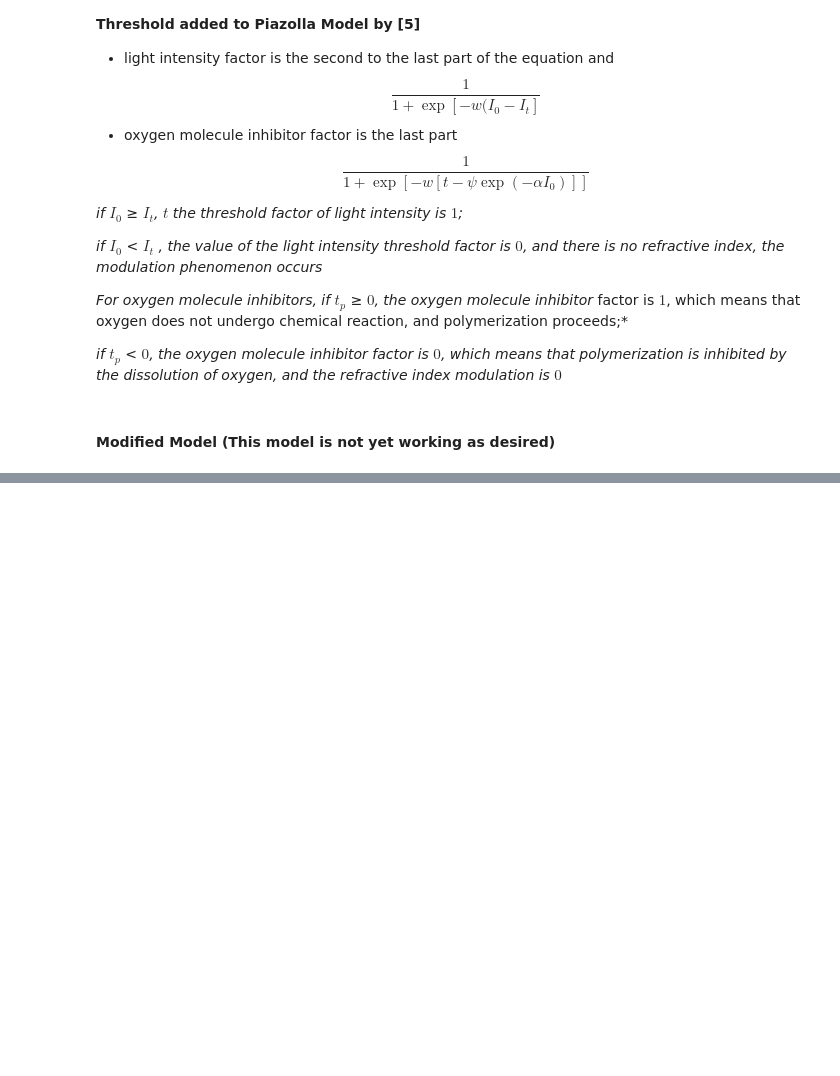
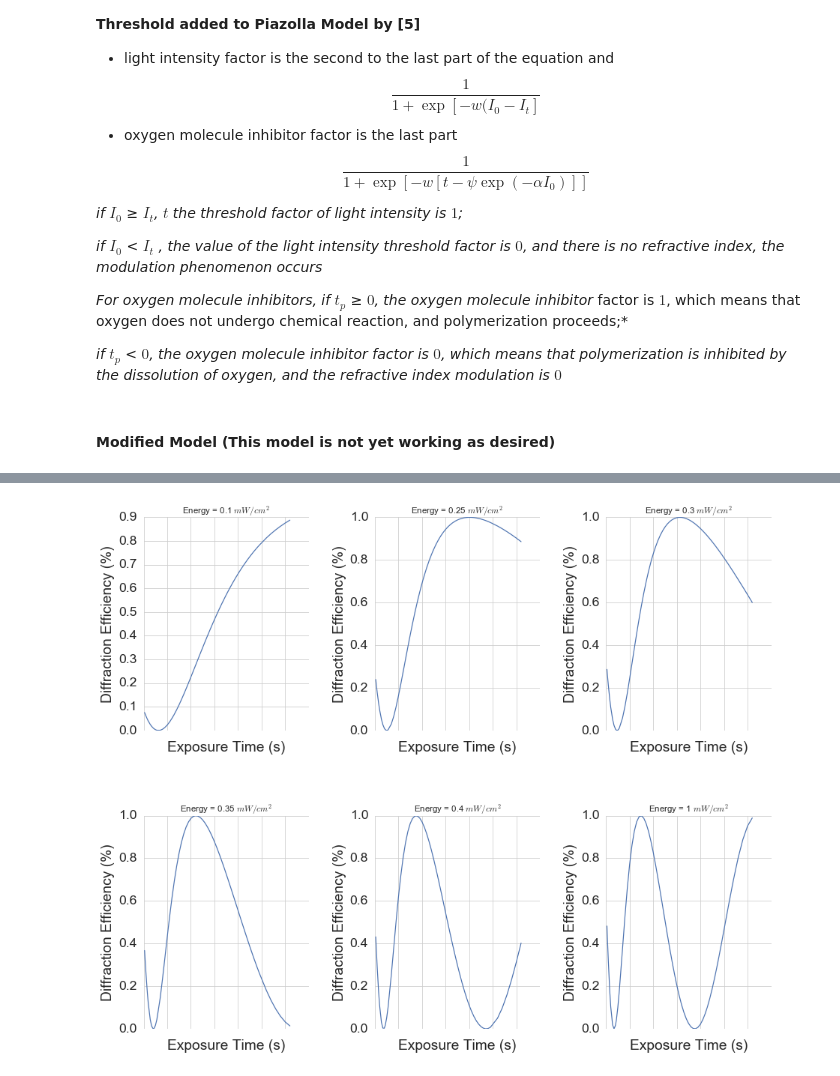
Before and after one commit to Emmanuel-Bamidele/Holography, a Jupyter notebook: PhotoPolymer_Diffusion_Model.ipynb, the cells around one changed output, grey strips where cells are left out. Cells and saved outputs as stored; diff of their text form; code cells hidden in the pictures; blank space fills up the shorter version.

```diff
--- a/PhotoPolymer_Diffusion_Model.ipynb
+++ b/PhotoPolymer_Diffusion_Model.ipynb
@@ -409,0 +482,32 @@ ax1.set_ylabel('Refractive Index Modulation (Δn)', fontsize=14);
+# %%
+df1 = df.loc[df['Exposure_Intensity'] == 0.1]
+df2 = df.loc[df['Exposure_Intensity'] == 0.25]
+df3 = df.loc[df['Exposure_Intensity'] == 0.3]
+df4 = df.loc[df['Exposure_Intensity'] == 0.4]
+df5 = df.loc[df['Exposure_Intensity'] == 0.5]
+df6 = df.loc[df['Exposure_Intensity'] == 0.6]
+# %%
+fig, axs = plt.subplots(figsize=(15,12), ncols=3, nrows=2)
+sns.set(style='whitegrid', rc={"font.size":14,"axes.titlesize":14,"axes.labelsize":10})
+sns.set_context("paper", font_scale=1.2)
+
+
+sns.lineplot(x = df1["Exposure_Time"], y = df1["Diffraction_Efficiency"], ax=axs[0][0]).set(title="Energy = 0.1 $mW/cm^2$", xlabel="Exposure Time (s)")
+sns.lineplot(x = df2["Exposure_Time"], y = df2["Diffraction_Efficiency"], ax=axs[0][1]).set(title="Energy = 0.25 $mW/cm^2$", xlabel="Exposure Time (s)")
+sns.lineplot(x = df3["Exposure_Time"], y = df3["Diffraction_Efficiency"], ax=axs[0][2]).set(title="Energy = 0.3 $mW/cm^2$", xlabel="Exposure Time (s)")
+sns.lineplot(x = df4["Exposure_Time"], y = df4["Diffraction_Efficiency"], ax=axs[1][0]).set(title="Energy = 0.35 $mW/cm^2$", xlabel="Exposure Time (s)")
+sns.lineplot(x = df5["Exposure_Time"], y = df5["Diffraction_Efficiency"], ax=axs[1][1]).set(title="Energy = 0.4 $mW/cm^2$", xlabel="Exposure Time (s)")
+sns.lineplot(x = df6["Exposure_Time"], y = df6["Diffraction_Efficiency"], ax=axs[1][2]).set(title="Energy = 1 $mW/cm^2$", xlabel="Exposure Time (s)")
+
+
+plt.subplots_adjust(top = 0.8, bottom=0.01, hspace=0.4, wspace=0.4)
+
+
+
+for ax in axs.flat:
+    ax.set_xticklabels(ax.get_xticklabels(), rotation=75, ha='right', fontweight='light', fontsize='small');
+    ax.set_ylabel("Diffraction Efficiency (%)")
+
+sns.despine(left=True, bottom=True)
+# %% [output]
+[figure, added]
```
Also changed, not shown: parts of 23 cells of this notebook.
